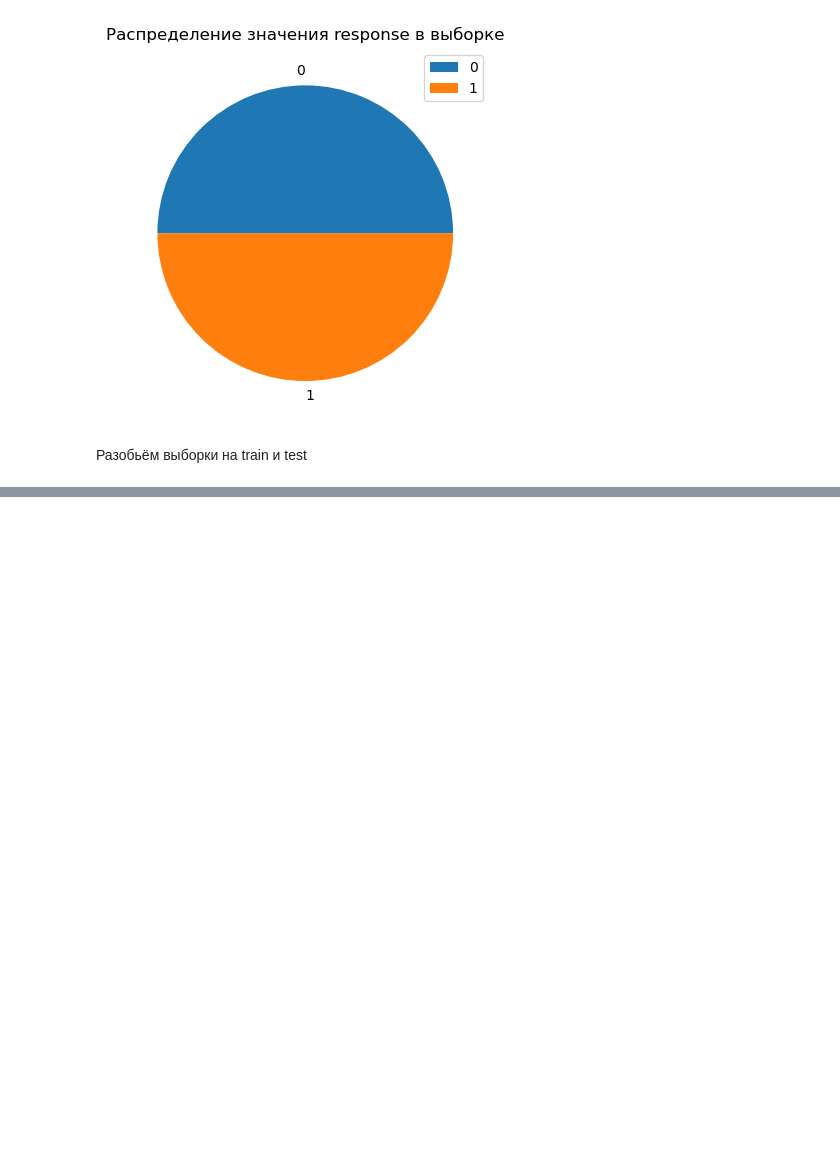
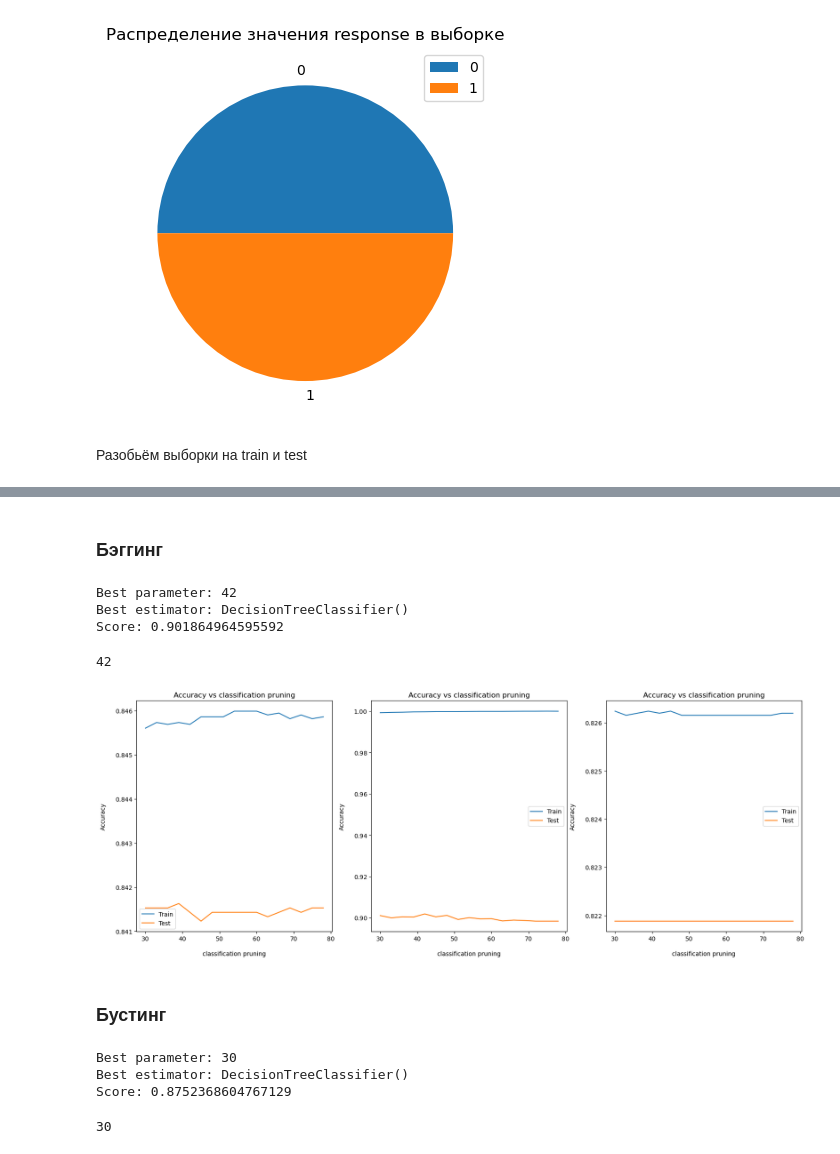
Before and after one commit to fongradnastya/data_analysis5, a Jupyter notebook: notebooks/work5.ipynb, the cells around one changed output, grey strips where cells are left out. Saved outputs shown, nothing was run; the diff lists cells and outputs as text; code cells hidden in the pictures; blank space fills up the shorter version.

Commit message:
The first graphs version

```diff
--- a/notebooks/work5.ipynb
+++ b/notebooks/work5.ipynb
@@ -163,0 +223,33 @@ x_train_r, x_test_r, y_train_r, y_test_r = train_test_split(x, y, test_size=0.3,
+# %%
+def build_graph(parameters, train_score, test_score, estimators):
+    fig, axs = plt.subplots(ncols=3, figsize=(20, 7))
+    fig.subplots_adjust(hspace=0.4)
+    plot_accuracy_graph(parameters, "classification pruning", axs[0], train_score[str(estimators[0])],
+                        test_score[str(estimators[0])])
+    plot_accuracy_graph(parameters, "classification pruning", axs[1], train_score[str(estimators[1])],
+                        test_score[str(estimators[1])])
+    plot_accuracy_graph(parameters, "classification pruning", axs[2], train_score[str(estimators[2])],
+                        test_score[str(estimators[2])])
+# %% [markdown]
+### Бэггинг
+# %%
+train_acc = {}
+test_acc = {}
+cross_val_acc = {}
+# %%
+parameters = {
+    "n_estimators": range(30, 80, 3)
+}
+estimators = [LogisticRegression(), DecisionTreeClassifier(), GaussianNB()]
+test_bagging_model(estimators, parameters, x_train_c, y_train_c, x_test_c, y_test_c)
+# %% [output]
+Best parameter: 42
+Best estimator: DecisionTreeClassifier()
+Score: 0.901864964595592
+42
+# %%
+build_graph(parameters["n_estimators"], train_acc, test_acc, estimators)
+# %% [output]
+[figure, added]
+# %% [markdown]
+### Бустинг
@@ -163,0 +260,11 @@ x_train_r, x_test_r, y_train_r, y_test_r = train_test_split(x, y, test_size=0.3,
+# %%
+parameters = {
+    "n_estimators": range(30, 80, 3)
+}
+estimators = [LogisticRegression(), DecisionTreeClassifier(), GaussianNB()]
+test_bagging_model(estimators, parameters, x_train_c, y_train_c, x_test_c, y_test_c, is_bagg=False)
+# %% [output]
+Best parameter: 30
+Best estimator: DecisionTreeClassifier()
+Score: 0.8752368604767129
+30
```
Also changed, not shown: parts of 9 cells of this notebook, 1 other file.
